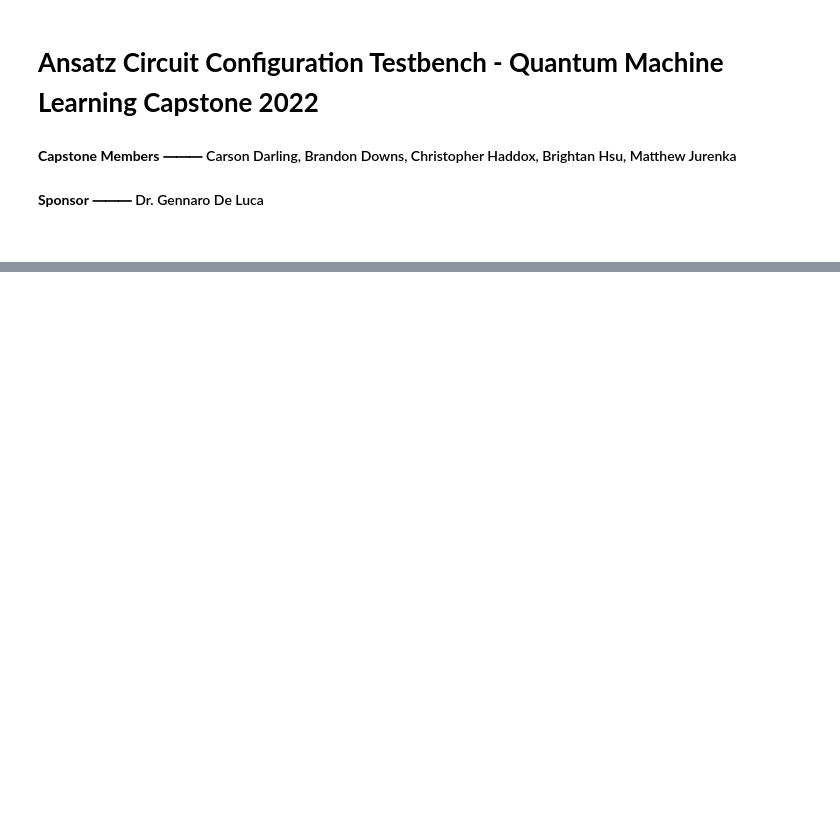
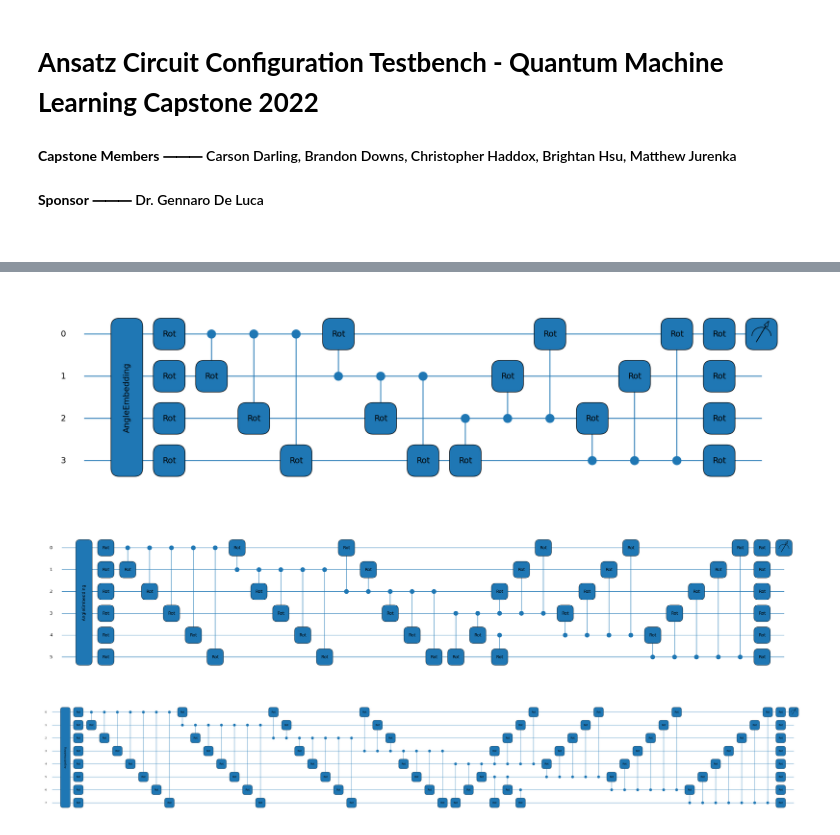
Before and after one commit to mattjurenka/qml-capstone, a Jupyter notebook: testbench.ipynb, the cells around one changed output, grey strips where cells are left out. Saved outputs shown, nothing was run; the diff lists cells and outputs as text; code cells hidden in the pictures; blank space fills up the shorter version.

```diff
--- a/testbench.ipynb
+++ b/testbench.ipynb
@@ -92,5 +8,0 @@ def rotational_encoding(x):
-# %%
-draw_device = qml.device("qiskit.aer", wires=NUM_QUBITS)
-draw_weight_shape = qml.templates.StronglyEntanglingLayers.shape(n_layers=2, n_wires=4)
-draw_weights = np.random.random(draw_weight_shape)
-draw_features = [0,0,0,0]
@@ -404,0 +199,35 @@ tket library??
+# %%
+def PairwiseCRot(*args):
+    num_qubits, weights, features = args
+
+    qml.AngleEmbedding(features, wires=range(num_qubits), rotation="Y")
+
+    for W in weights:
+
+        for qubit in range(num_qubits):
+            qml.Rot(W[qubit,0],W[qubit, 1], W[qubit, 2], wires=qubit)
+
+        for outer_qubit in range(num_qubits):
+
+            valid_pairs = list(range(num_qubits))
+            valid_pairs.remove(outer_qubit)
+
+            if num_qubits / 2 <= outer_qubit:
+                valid_pairs.reverse()
+
+            for inner_qubit in valid_pairs:
+                qml.CRot(W[outer_qubit,0], W[outer_qubit, 1], W[outer_qubit, 2], wires=[outer_qubit, inner_qubit])
+
+
+        for qubit in range(num_qubits):
+            qml.Rot(W[qubit,0], W[qubit, 1], W[qubit, 2], wires=qubit)
+
+    return qml.expval(qml.PauliZ(0))
+
+draw_circuit_mpl(PairwiseCRot, 4)
+draw_circuit_mpl(PairwiseCRot, 6)
+draw_circuit_mpl(PairwiseCRot, 8)
+# %% [output]
+[figure, added]
+[figure, added]
+[figure, added]
```
Also changed, not shown: parts of 63 cells of this notebook.
